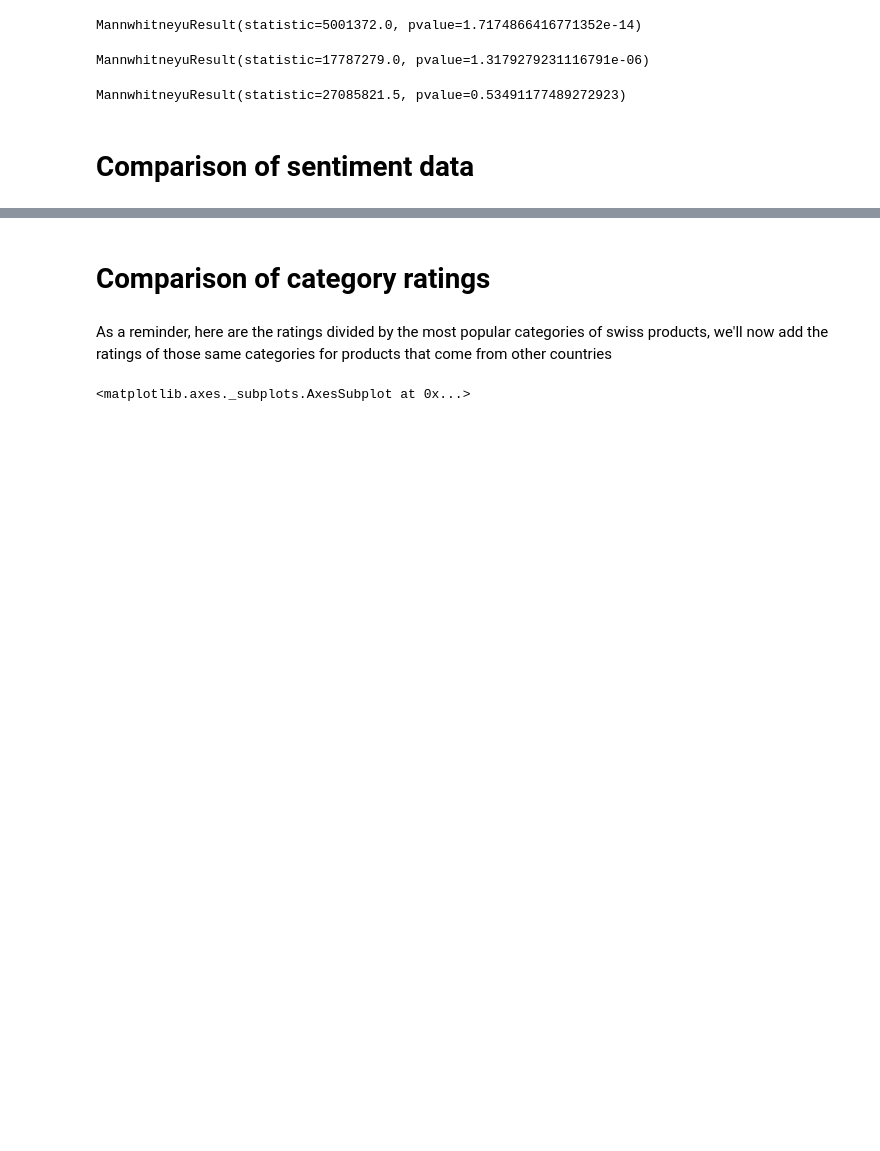
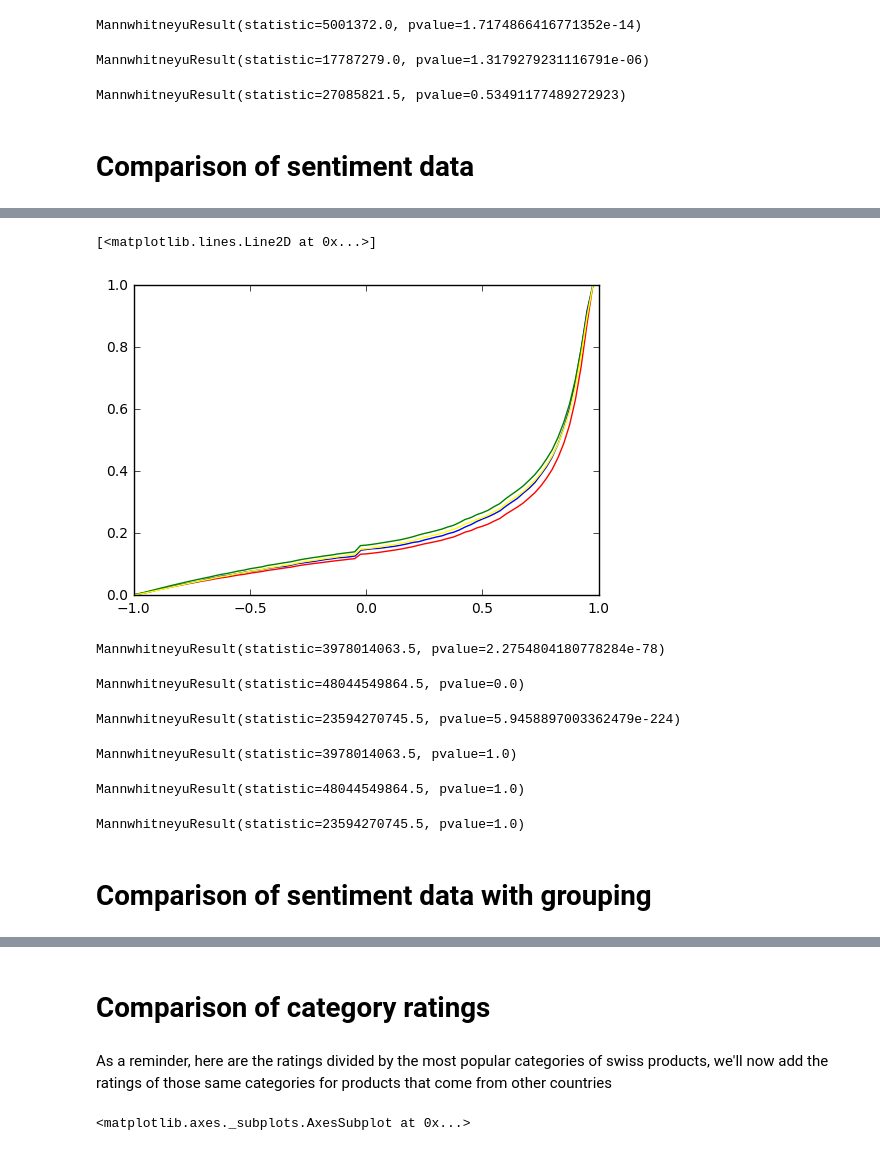
Before and after one commit to bojanp94/ADAProject, a Jupyter notebook: swiss products.ipynb, the cells around one changed output, grey strips where cells are left out. Cells and saved outputs as stored; diff of their text form; code cells hidden in the pictures; blank space fills up the shorter version.

Commit message:
Update with sentiment data

```diff
--- a/swiss products.ipynb
+++ b/swiss products.ipynb
@@ -707,0 +756,42 @@ MannwhitneyuResult(statistic=27085821.5, pvalue=0.53491177489272923)
+# %%
+values, base = np.histogram(swissDF['sentiment'], bins=80)
+cumulative = np.cumsum(values)
+plt.plot(base[:-1], cumulative/len(swissDF['sentiment']), c='red')
+values, base = np.histogram(FrenchDF['sentiment'], bins=80)
+cumulative = np.cumsum(values)
+plt.plot(base[:-1], cumulative/len(FrenchDF['sentiment']), c='blue')
+values, base = np.histogram(USDF['sentiment'], bins=80)
+cumulative = np.cumsum(values)
+plt.plot(base[:-1], cumulative/len(USDF['sentiment']), c='green')
+values, base = np.histogram(GermanDF['sentiment'], bins=80)
+cumulative = np.cumsum(values)
+plt.plot(base[:-1], cumulative/len(GermanDF['sentiment']), c='yellow')
+# %% [output]
+[<matplotlib.lines.Line2D at 0x...>]
+[figure, added]
+# %%
+scipy.stats.mannwhitneyu(swissDF['sentiment'], FrenchDF['sentiment'], alternative='greater')
+# %% [output]
+MannwhitneyuResult(statistic=3978014063.5, pvalue=2.2754804180778284e-78)
+# %%
+scipy.stats.mannwhitneyu(swissDF['sentiment'],USDF[ 'sentiment'], alternative='greater')
+# %% [output]
+MannwhitneyuResult(statistic=48044549864.5, pvalue=0.0)
+# %%
+scipy.stats.mannwhitneyu(swissDF['sentiment'],GermanDF[ 'sentiment'], alternative='greater')
+# %% [output]
+MannwhitneyuResult(statistic=23594270745.5, pvalue=5.9458897003362479e-224)
+# %%
+scipy.stats.mannwhitneyu(swissDF['sentiment'], FrenchDF['sentiment'], alternative='less')
+# %% [output]
+MannwhitneyuResult(statistic=3978014063.5, pvalue=1.0)
+# %%
+scipy.stats.mannwhitneyu(swissDF['sentiment'],USDF[ 'sentiment'], alternative='less')
+# %% [output]
+MannwhitneyuResult(statistic=48044549864.5, pvalue=1.0)
+# %%
+scipy.stats.mannwhitneyu(swissDF['sentiment'],GermanDF[ 'sentiment'], alternative='less')
+# %% [output]
+MannwhitneyuResult(statistic=23594270745.5, pvalue=1.0)
+# %% [markdown]
+# Comparison of sentiment data with grouping
```
Also changed, not shown: parts of 12 cells of this notebook, 1 other file.
